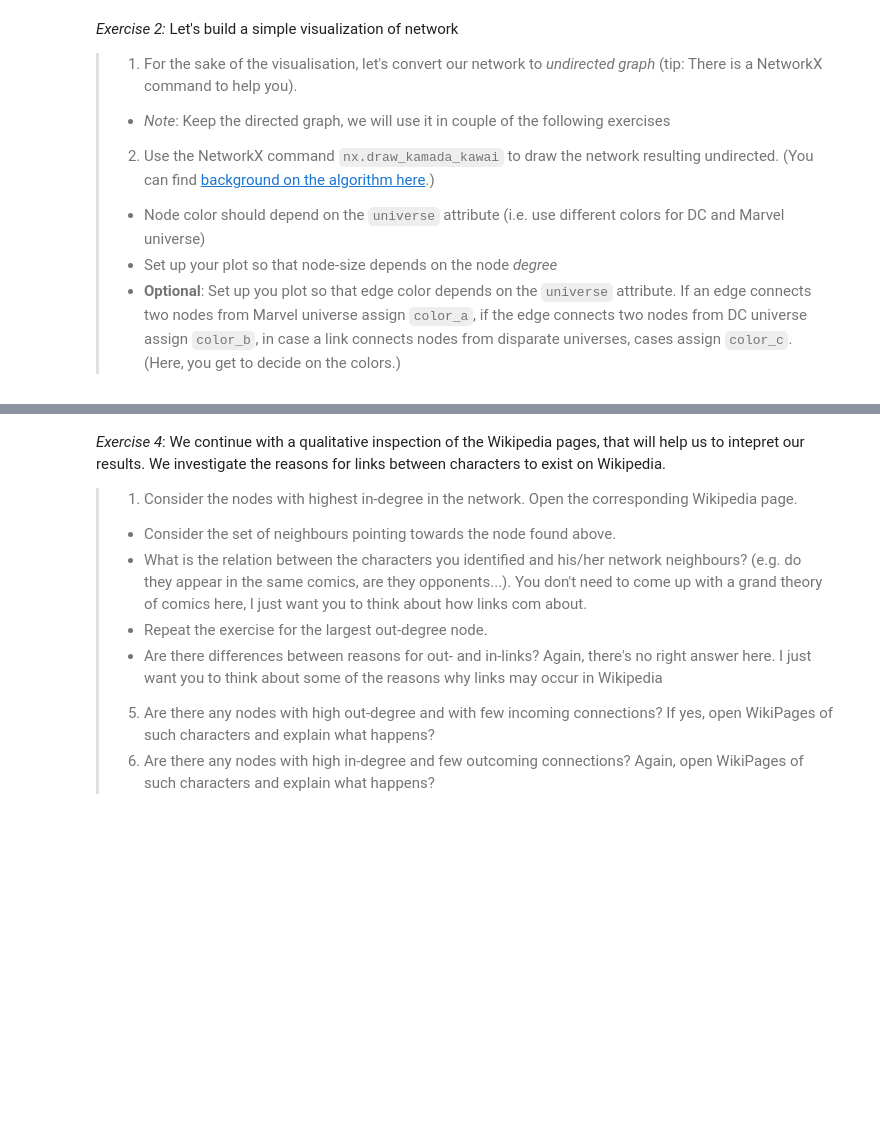
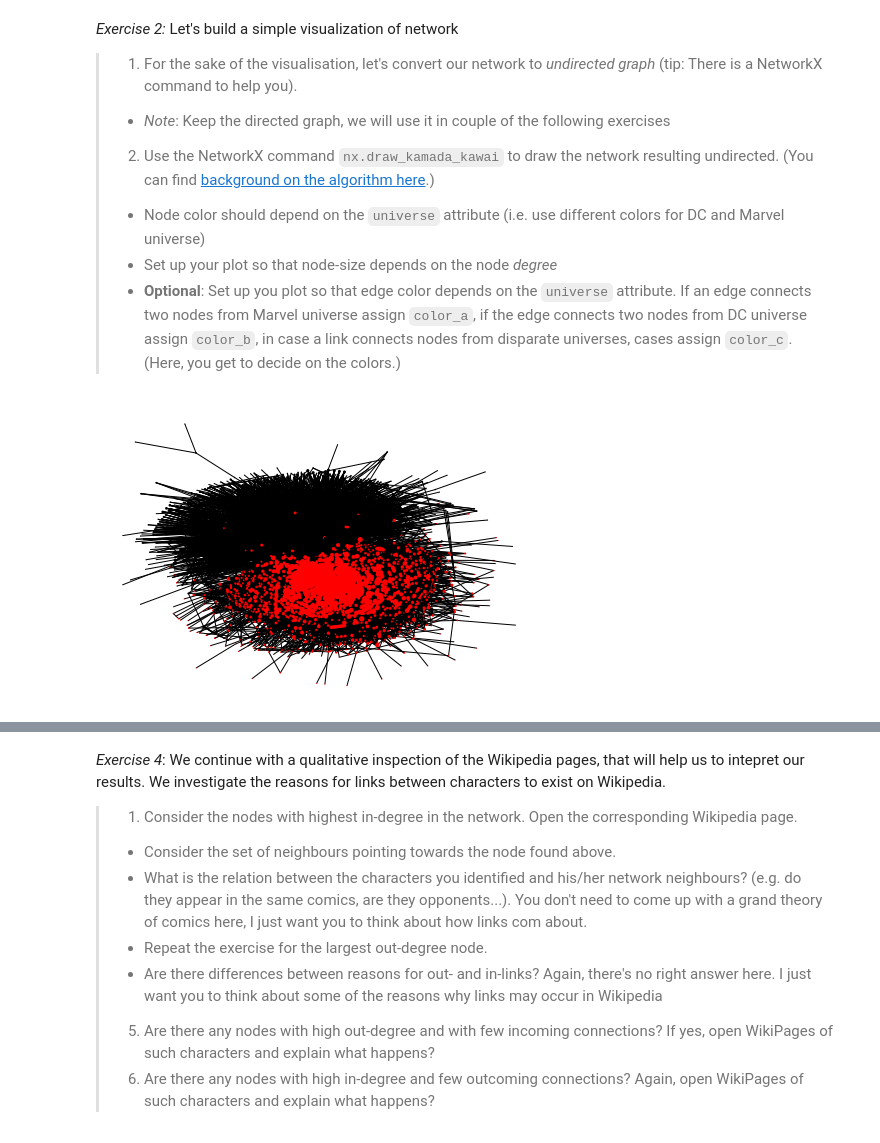
Before and after one commit to Narcissist1/socialgraphs2020, a Jupyter notebook: lectures/Week5.ipynb, the cells around one changed output, grey strips where cells are left out. Drawn from its saved outputs; the diff is of its cells as text; code cells hidden in the pictures; blank space fills up the shorter version.

```diff
--- a/lectures/Week5.ipynb
+++ b/lectures/Week5.ipynb
@@ -151,7 +152,9 @@ for node in G.nodes():
         colorParm.append("#ff0000")
     node_sizes.append(degree_dict[node])
 # %%
-nx.draw_kamada_kawai(G, node_size=node_sizes, node_color=colorParm)
+nx.draw_kamada_kawai(G, node_size=node_sizes, node_color=colorParm, linewidths=0.001)
+# %% [output]
+[figure, added]
 # %% [markdown]
 *Exercise 3:* We can make even better visualisations with `ForceAtlas2` package
 >1. The [Force Atlas 2 algorithm](https://github.com/bhargavchippada/forceatlas2) helps calculate more aesthetically pleasing positions for the nodes (see what the result looks like below).
```
Also changed, not shown: parts of 67 cells of this notebook.
